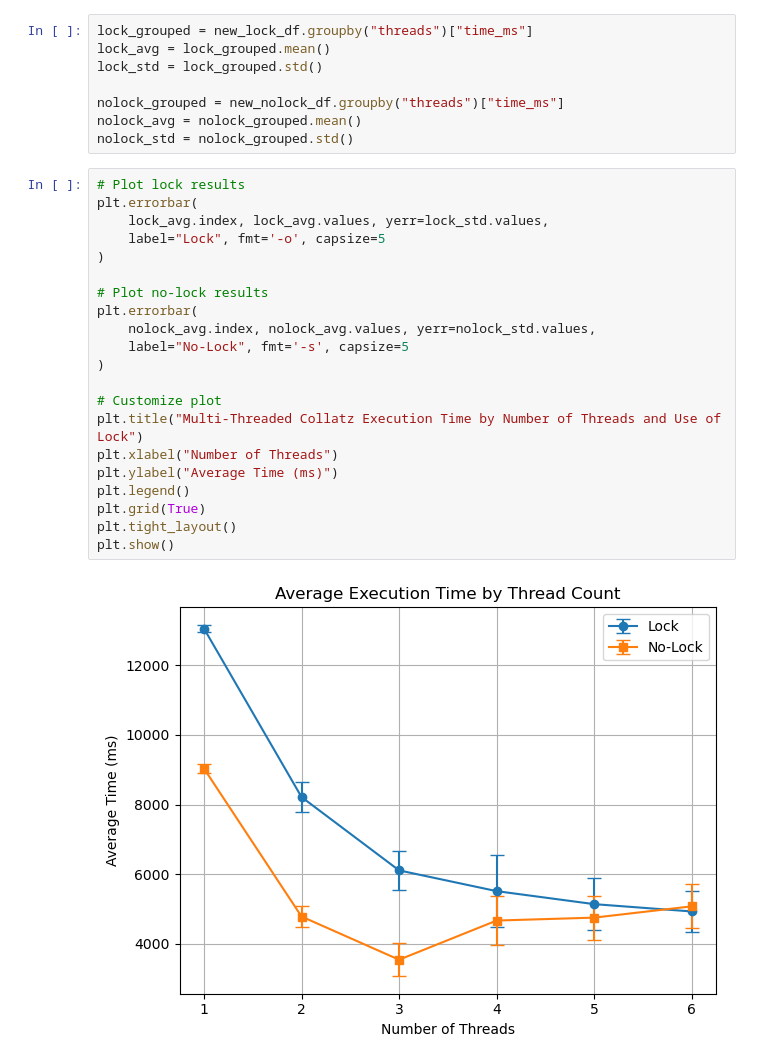
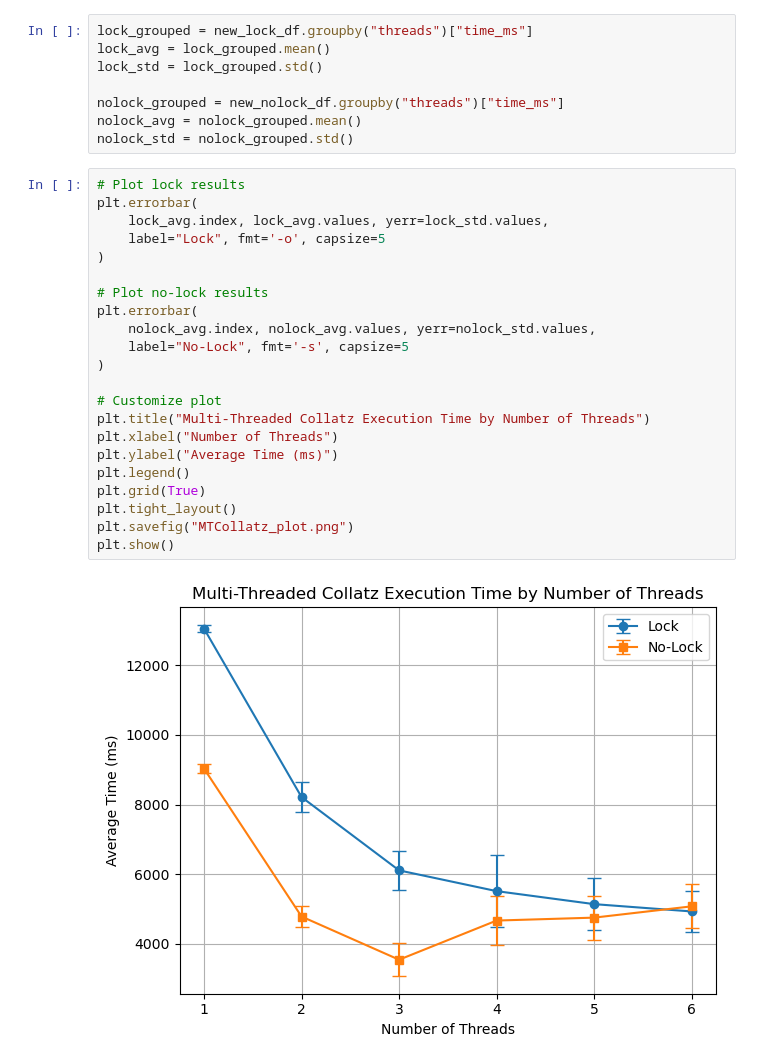
Before and after one commit to pammishaw/Project-1, a Jupyter notebook: OSProject1/collatz_project/MTCollatz-Runtime-Analysis.ipynb, the cells around one changed output. Cells and saved outputs as stored; diff of their text form.

```diff
--- a/OSProject1/collatz_project/MTCollatz-Runtime-Analysis.ipynb
+++ b/OSProject1/collatz_project/MTCollatz-Runtime-Analysis.ipynb
@@ -25,23 +25,24 @@ nolock_std = nolock_grouped.std()
 # %%
 # Plot lock results
 plt.errorbar(
     lock_avg.index, lock_avg.values, yerr=lock_std.values,
     label="Lock", fmt='-o', capsize=5
 )
 
 # Plot no-lock results
 plt.errorbar(
     nolock_avg.index, nolock_avg.values, yerr=nolock_std.values,
     label="No-Lock", fmt='-s', capsize=5
 )
 
 # Customize plot
-plt.title("Multi-Threaded Collatz Execution Time by Number of Threads and Use of Lock")
+plt.title("Multi-Threaded Collatz Execution Time by Number of Threads")
 plt.xlabel("Number of Threads")
 plt.ylabel("Average Time (ms)")
 plt.legend()
 plt.grid(True)
 plt.tight_layout()
+plt.savefig("MTCollatz_plot.png")
 plt.show()
 # %% [output]
-[figure, old version]
+[figure, new version]
```
Also changed, not shown: 2 other files.
